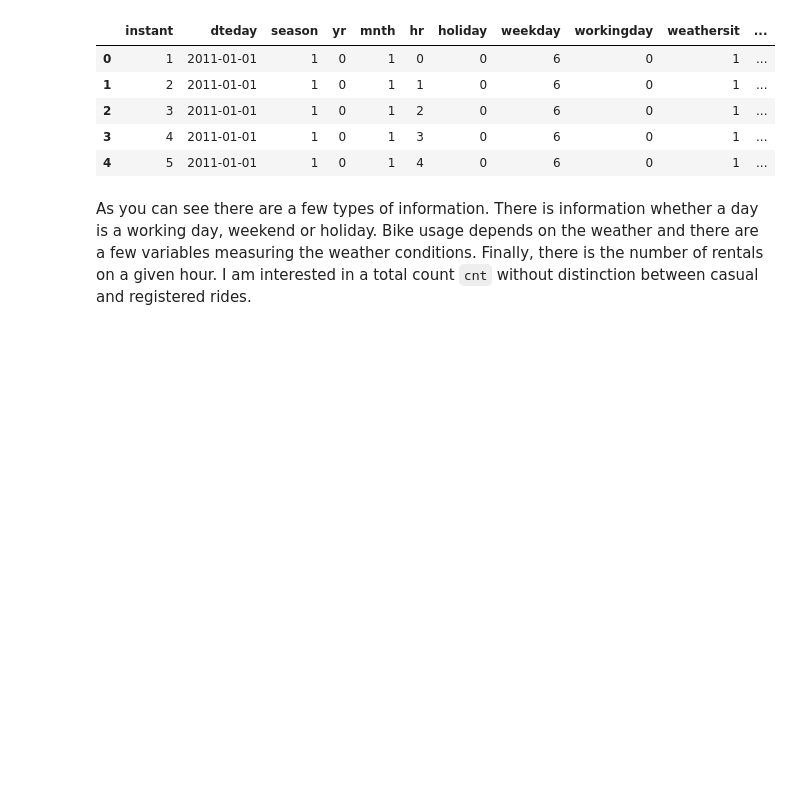
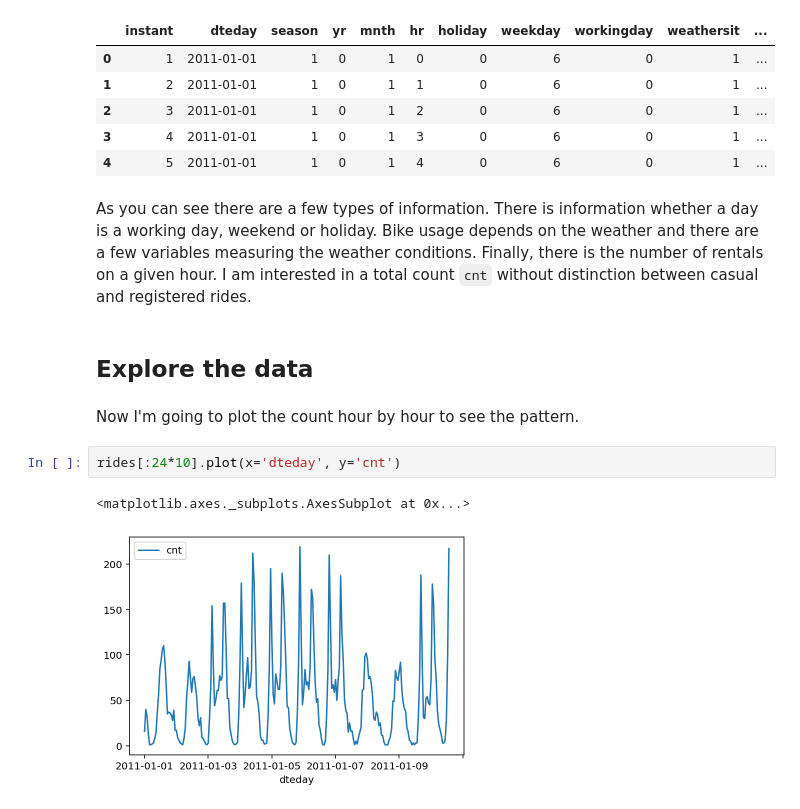
Before and after one commit to vicksam/bike-rentals, a Jupyter notebook: bike_rentals.ipynb, the cells around one changed output. Drawn from its saved outputs; the diff is of its cells as text; blank space fills up the shorter version.

```diff
--- a/bike_rentals.ipynb
+++ b/bike_rentals.ipynb
@@ -33,3 +33,12 @@ rides.head()
 | 4 | 5 | 2011-01-01 | 1 | 0 | 1 | 4 | 0 | 6 | 0 | 1 | ... |
 # %% [markdown]
 As you can see there are a few types of information. There is information whether a day is a working day, weekend or holiday. Bike usage depends on the weather and there are a few variables measuring the weather conditions. Finally, there is the number of rentals on a given hour. I am interested in a total count `cnt` without distinction between casual and registered rides.
+# %% [markdown]
+## Explore the data
+# %% [markdown]
+Now I'm going to plot the count hour by hour to see the pattern.
+# %%
+rides[:24*10].plot(x='dteday', y='cnt')
+# %% [output]
+<matplotlib.axes._subplots.AxesSubplot at 0x...>
+[figure, added]
```
Also changed, not shown: parts of 11 cells of this notebook.
